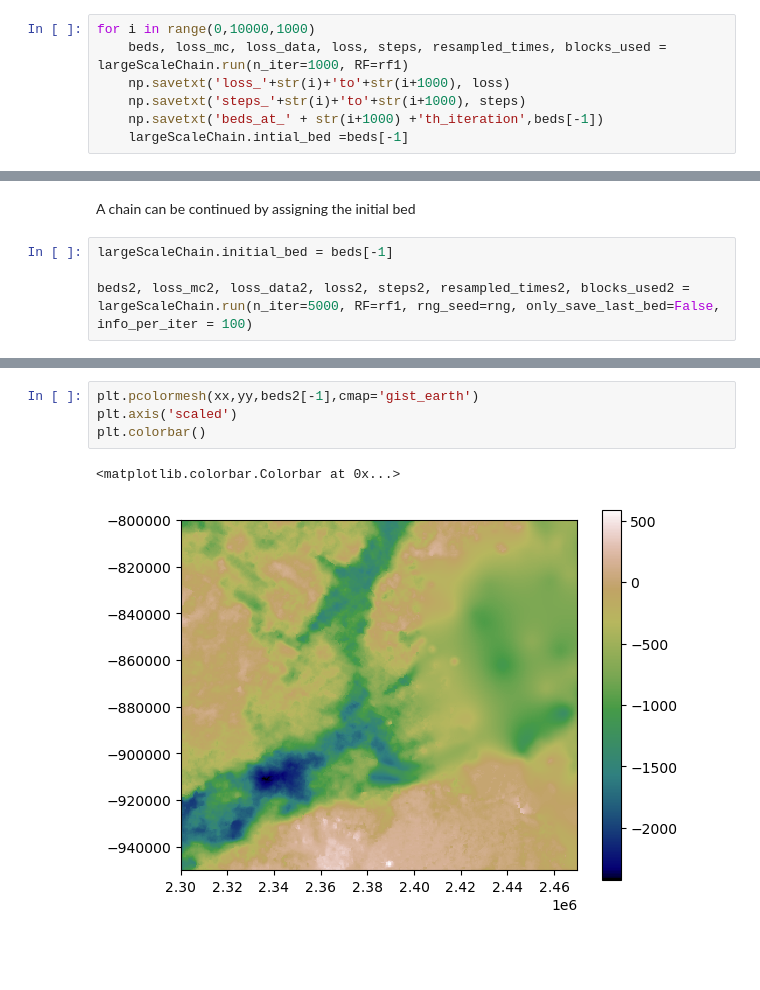
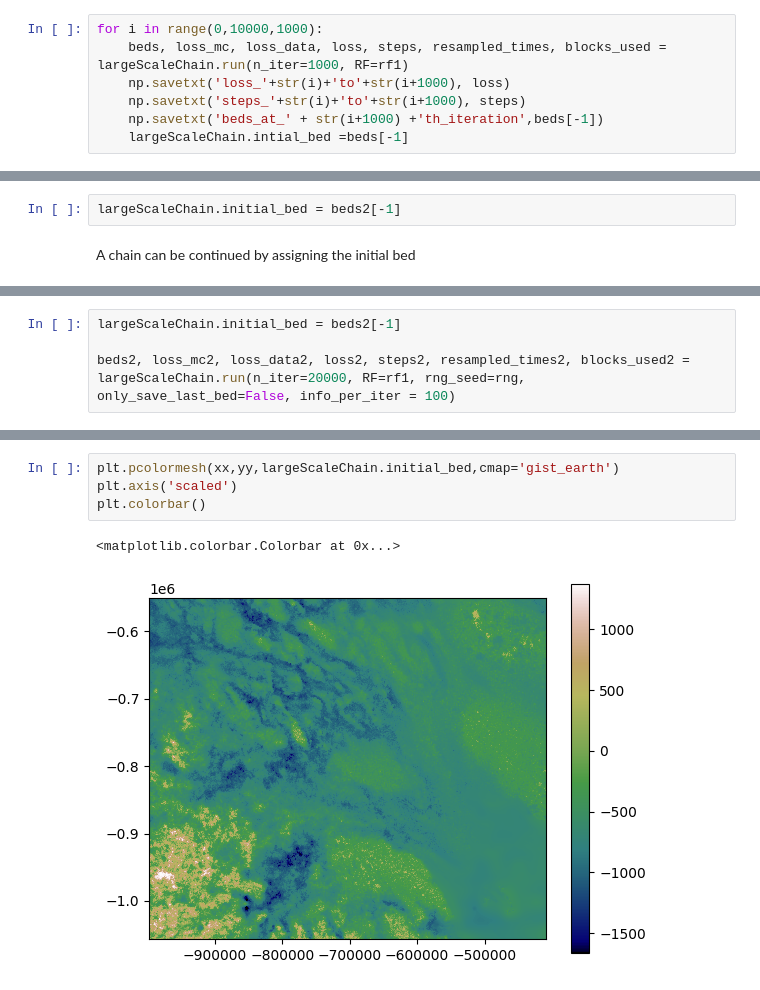
Before and after one commit to tylerrleee/MonteCarloMarkovChain, a Jupyter notebook: MCMC_chains/3_LargeScaleChain.ipynb, the cells around one changed output, grey strips where cells are left out. Saved outputs shown, nothing was run; the diff lists cells and outputs as text; blank space fills up the shorter version.

Commit message:
first 1000 iteartions , need saving these chains

```diff
--- a/MCMC_chains/3_LargeScaleChain.ipynb
+++ b/MCMC_chains/3_LargeScaleChain.ipynb
@@ -503,5 +524,5 @@ beds.shape
 # %%
-for i in range(0,10000,1000)
+for i in range(0,10000,1000):
     beds, loss_mc, loss_data, loss, steps, resampled_times, blocks_used = largeScaleChain.run(n_iter=1000, RF=rf1)
     np.savetxt('loss_'+str(i)+'to'+str(i+1000), loss)
     np.savetxt('steps_'+str(i)+'to'+str(i+1000), steps)
@@ -518,6 +543,4 @@ And these data can be loaded later and concatenated together to showcase the com
+# %%
+largeScaleChain.initial_bed = beds2[-1]
 # %% [markdown]
 A chain can be continued by assigning the initial bed
-# %%
-largeScaleChain.initial_bed = beds[-1]
-
-beds2, loss_mc2, loss_data2, loss2, steps2, resampled_times2, blocks_used2 = largeScaleChain.run(n_iter=5000, RF=rf1, rng_seed=rng, only_save_last_bed=False, info_per_iter = 100)
@@ -542,3 +547,7 @@ i: 4900 mc loss: 3.434e+05 data loss: 0.000e+00 loss: 3.434e+05 acceptance rate:
+# %%
+largeScaleChain.initial_bed = beds2[-1]
+
+beds2, loss_mc2, loss_data2, loss2, steps2, resampled_times2, blocks_used2 = largeScaleChain.run(n_iter=20000, RF=rf1, rng_seed=rng, only_save_last_bed=False, info_per_iter = 100)
 # %%
 plt.pcolormesh(xx,yy,beds[-1] - beds2[0],cmap='viridis')
 plt.axis('scaled')
@@ -556,7 +565,7 @@ plt.colorbar()
 # %%
-plt.pcolormesh(xx,yy,beds2[-1],cmap='gist_earth')
+plt.pcolormesh(xx,yy,largeScaleChain.initial_bed,cmap='gist_earth')
 plt.axis('scaled')
 plt.colorbar()
 # %% [output]
 <matplotlib.colorbar.Colorbar at 0x...>
-[figure, old version]
+[figure, new version]
```
Also changed, not shown: parts of 28 cells of this notebook, 3 other files.
